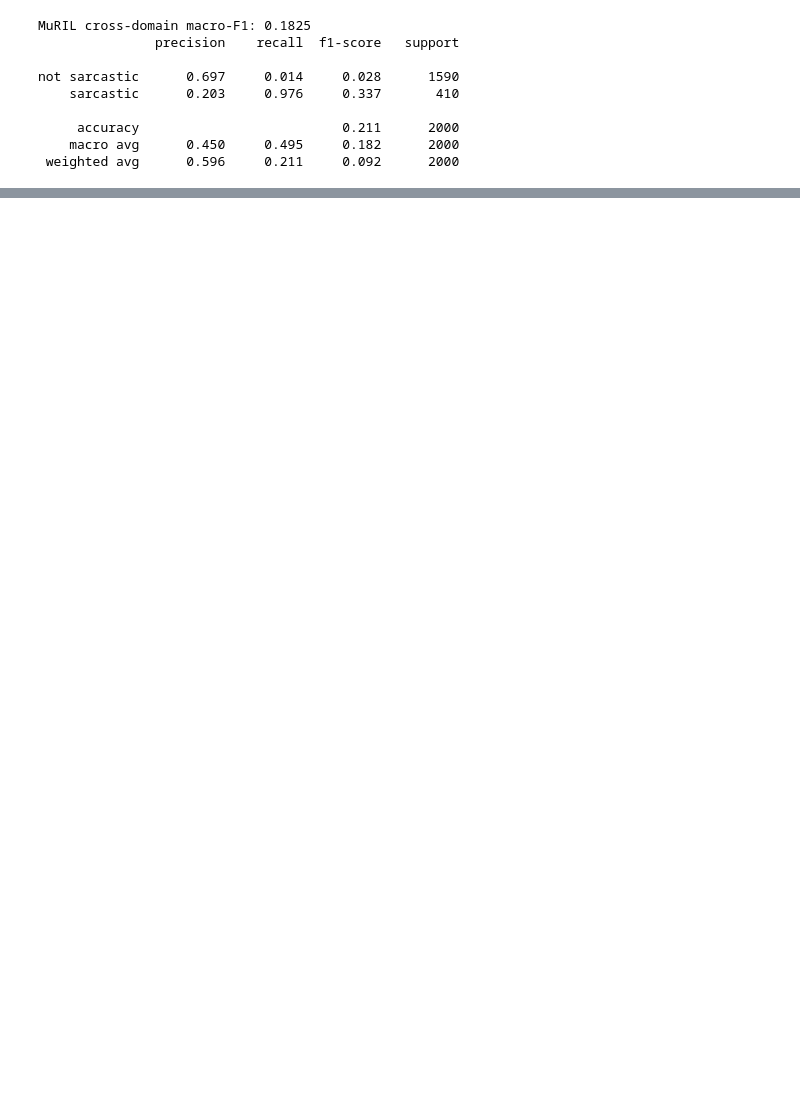
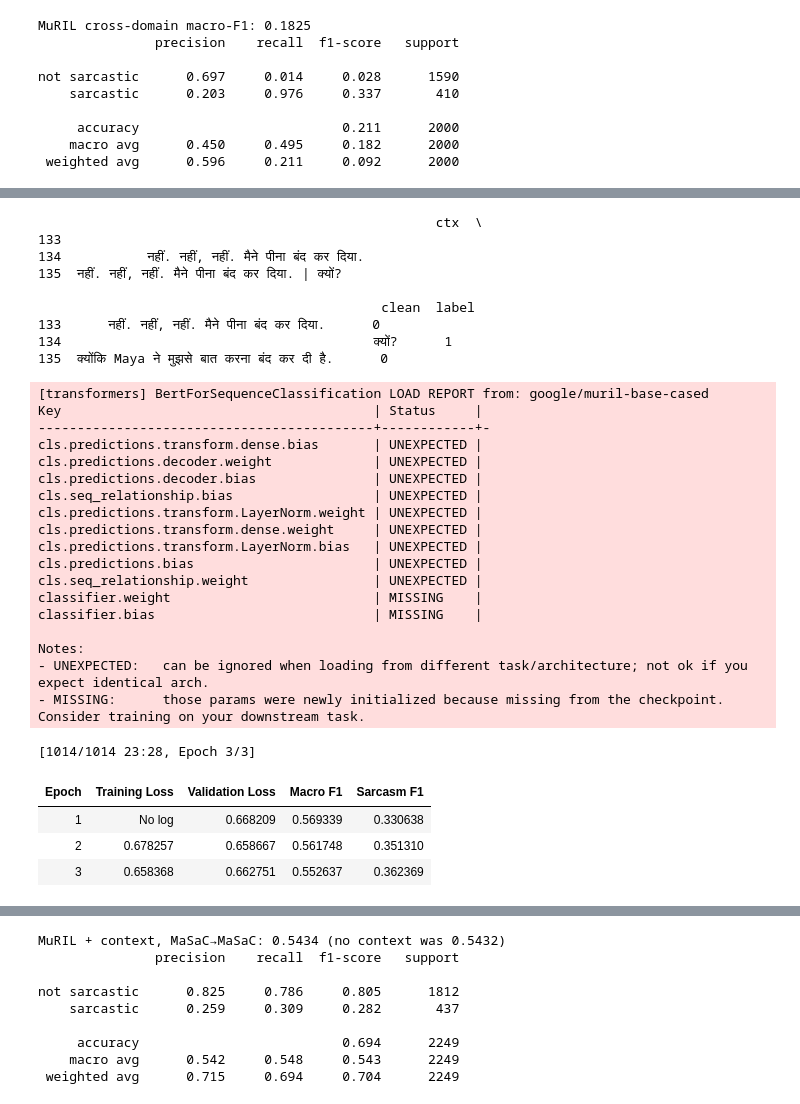
Before and after one commit to sanikaa12-art/hinglish-sarcasm-muril, a Jupyter notebook: hinglish_sarcasm_muril.ipynb, the cells around one changed output, grey strips where cells are left out. Cells and saved outputs as stored; diff of their text form; code cells hidden in the pictures; blank space fills up the shorter version.

```diff
--- a/hinglish_sarcasm_muril.ipynb
+++ b/hinglish_sarcasm_muril.ipynb
@@ -192,0 +268,57 @@ not sarcastic      0.697     0.014     0.028      1590
+# %%
+m = m.reset_index(drop=True)
+ctx = []
+for i in range(len(m)):
+    prev = [m.clean.iloc[j] for j in range(max(0, i-2), i) if m.Episode_label.iloc[j] == m.Episode_label.iloc[i]]
+    ctx.append(' | '.join(prev))
+m['ctx'] = ctx
+m_tr, tmp = m.iloc[a], m.iloc[b]
+m_val, m_te = tmp.iloc[c], tmp.iloc[d]
+print(m_te[['ctx','clean','label']].head(3))
+
+enc_ctx = lambda b: tok(b['ctx'], b['clean'], truncation='longest_first', max_length=160, padding='max_length')
+mkc = lambda d: Dataset.from_pandas(d[['ctx','clean','label']].reset_index(drop=True)).map(enc_ctx, batched=True)
+c_ds = {'train': mkc(m_tr), 'val': mkc(m_val), 'test': mkc(m_te)}
+
+model3 = AutoModelForSequenceClassification.from_pretrained(MODEL, num_labels=2)
+args3 = TrainingArguments('muril-ctx', eval_strategy='epoch', save_strategy='epoch', learning_rate=2e-5,
+    per_device_train_batch_size=32, num_train_epochs=3, load_best_model_at_end=True,
+    metric_for_best_model='macro_f1', seed=42, report_to='none')
+ctx_trainer = WeightedTrainer(model=model3, args=args3, train_dataset=c_ds['train'], eval_dataset=c_ds['val'], compute_metrics=metrics)
+ctx_trainer.train()
+s4, p4 = score(ctx_trainer, c_ds['test'], m_te.label)
+print('MuRIL + context, MaSaC→MaSaC:', s4, '(no context was 0.5432)')
+print(classification_report(m_te.label, p4, digits=3, target_names=['not sarcastic','sarcastic']))
+# %% [output]
+                                                   ctx  \
+133
+134           नहीं. नहीं, नहीं. मैने पीना बंद कर दिया.
+135  नहीं. नहीं, नहीं. मैने पीना बंद कर दिया. | क्यों?
+
+                                            clean  label
+133      नहीं. नहीं, नहीं. मैने पीना बंद कर दिया.      0
+134                                        क्यों?      1
+135  क्योंकि Maya ने मुझसे बात करना बंद कर दी है.      0
+[transformers] BertForSequenceClassification LOAD REPORT from: google/muril-base-cased
+Key                                        | Status     |
+-------------------------------------------+------------+-
+cls.predictions.transform.dense.bias       | UNEXPECTED |
+cls.predictions.decoder.weight             | UNEXPECTED |
+cls.predictions.decoder.bias               | UNEXPECTED |
+cls.seq_relationship.bias                  | UNEXPECTED |
+cls.predictions.transform.LayerNorm.weight | UNEXPECTED |
+cls.predictions.transform.dense.weight     | UNEXPECTED |
+cls.predictions.transform.LayerNorm.bias   | UNEXPECTED |
+cls.predictions.bias                       | UNEXPECTED |
+cls.seq_relationship.weight                | UNEXPECTED |
+classifier.weight                          | MISSING    |
+classifier.bias                            | MISSING    |
+
+Notes:
+- UNEXPECTED:   can be ignored when loading from different task/architecture; not ok if you expect identical arch.
+- MISSING:      those params were newly initialized because missing from the checkpoint. Consider training on your downstream task.
+[1014/1014 23:28, Epoch 3/3]
+| Epoch | Training Loss | Validation Loss | Macro F1 | Sarcasm F1 |
+| 1 | No log | 0.668209 | 0.569339 | 0.330638 |
+| 2 | 0.678257 | 0.658667 | 0.561748 | 0.351310 |
+| 3 | 0.658368 | 0.662751 | 0.552637 | 0.362369 |
@@ -192,0 +326,9 @@ not sarcastic      0.697     0.014     0.028      1590
+MuRIL + context, MaSaC→MaSaC: 0.5434 (no context was 0.5432)
+               precision    recall  f1-score   support
+
+not sarcastic      0.825     0.786     0.805      1812
+    sarcastic      0.259     0.309     0.282       437
+
+     accuracy                          0.694      2249
+    macro avg      0.542     0.548     0.543      2249
+ weighted avg      0.715     0.694     0.704      2249
```
Also changed, not shown: parts of 3 cells of this notebook.
